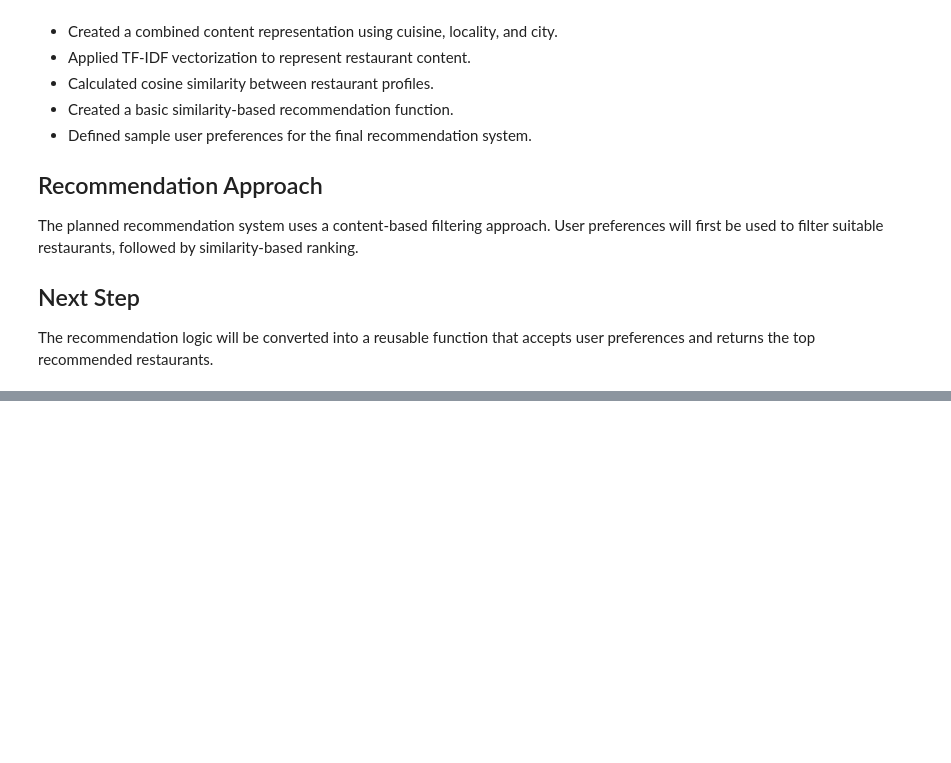
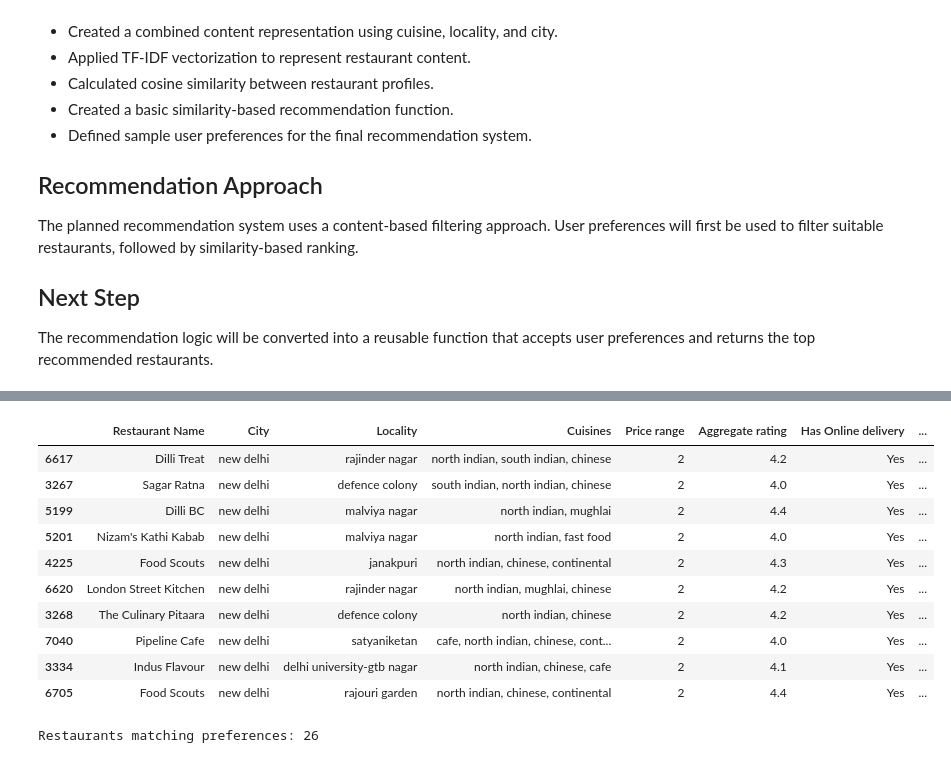
Before and after one commit to aniketsatav/cognifyz-machine-learning-internship, a Jupyter notebook: notebooks/03_Task2_Restaurant_Recommendation.ipynb, the cells around one changed output, grey strips where cells are left out. Cells and saved outputs as stored; diff of their text form; code cells hidden in the pictures; blank space fills up the shorter version.

```diff
--- a/notebooks/03_Task2_Restaurant_Recommendation.ipynb
+++ b/notebooks/03_Task2_Restaurant_Recommendation.ipynb
@@ -377,0 +554,56 @@ restaurants.
+# %%
+recommendations[
+    [
+        "Restaurant Name",
+        "City",
+        "Locality",
+        "Cuisines",
+        "Price range",
+        "Aggregate rating",
+        "Has Online delivery",
+        "Similarity Score"
+    ]
+]
+# %% [output]
+|  | Restaurant Name | City | Locality | Cuisines | Price range | Aggregate rating | Has Online delivery | ... |
+| 6617 | Dilli Treat | new delhi | rajinder nagar | north indian, south indian, chinese | 2 | 4.2 | Yes | ... |
+| 3267 | Sagar Ratna | new delhi | defence colony | south indian, north indian, chinese | 2 | 4.0 | Yes | ... |
+| 5199 | Dilli BC | new delhi | malviya nagar | north indian, mughlai | 2 | 4.4 | Yes | ... |
+| 5201 | Nizam's Kathi Kabab | new delhi | malviya nagar | north indian, fast food | 2 | 4.0 | Yes | ... |
+| 4225 | Food Scouts | new delhi | janakpuri | north indian, chinese, continental | 2 | 4.3 | Yes | ... |
+| 6620 | London Street Kitchen | new delhi | rajinder nagar | north indian, mughlai, chinese | 2 | 4.2 | Yes | ... |
+| 3268 | The Culinary Pitaara | new delhi | defence colony | north indian, chinese | 2 | 4.2 | Yes | ... |
+| 7040 | Pipeline Cafe | new delhi | satyaniketan | cafe, north indian, chinese, cont... | 2 | 4.0 | Yes | ... |
+| 3334 | Indus Flavour | new delhi | delhi university-gtb nagar | north indian, chinese, cafe | 2 | 4.1 | Yes | ... |
+| 6705 | Food Scouts | new delhi | rajouri garden | north indian, chinese, continental | 2 | 4.4 | Yes | ... |
+# %%
+test_df = rec_df.copy()
+
+test_df = test_df[
+    test_df["City"] == "new delhi"
+]
+
+test_df = test_df[
+    test_df["Cuisines"].str.contains(
+        "north indian",
+        case=False,
+        na=False,
+        regex=False
+    )
+]
+
+test_df = test_df[
+    test_df["Price range"] == 2
+]
+
+test_df = test_df[
+    test_df["Aggregate rating"] >= 4.0
+]
+
+test_df = test_df[
+    test_df["Has Online delivery"].str.lower() == "yes"
+]
+
+print("Restaurants matching preferences:", len(test_df))
+# %% [output]
+Restaurants matching preferences: 26
```
Also changed, not shown: parts of 24 cells of this notebook, 3 other files.
